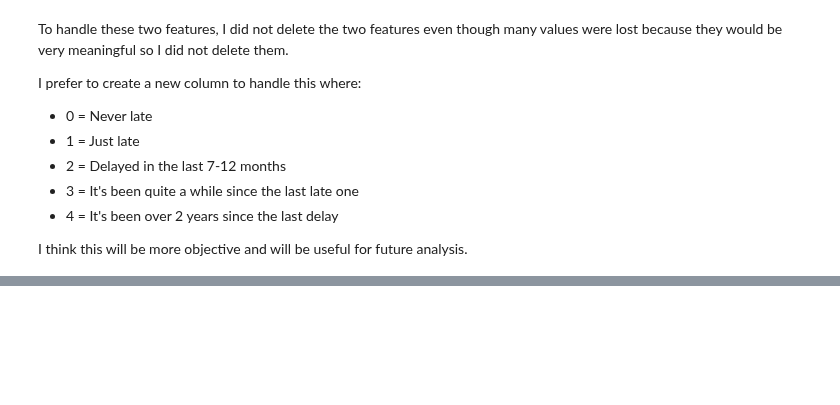
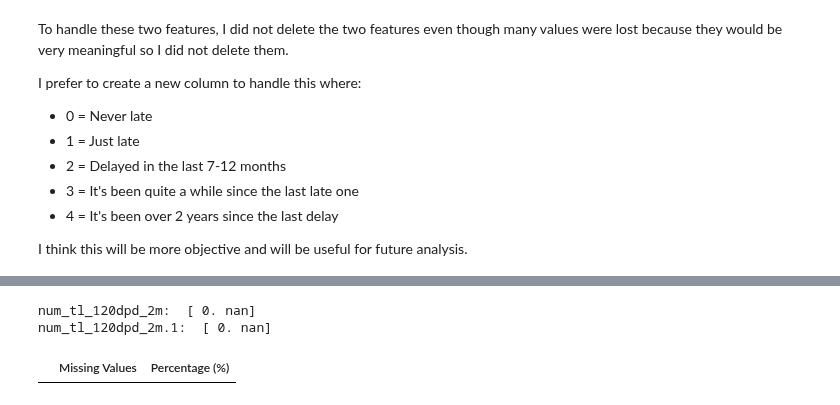
Before and after one commit to hidayah24/data-analyst-portfolio, a Jupyter notebook: Project-2-Credit-Risk-Analysis-and-Optimization-of-Lending-Decisions/Credit-Risk-Analysis.ipynb, the cells around one changed output, grey strips where cells are left out. Cells and saved outputs as stored; diff of their text form; code cells hidden in the pictures; blank space fills up the shorter version.

Commit message:
Handle all the missing values

```diff
--- a/Project-2-Credit-Risk-Analysis-and-Optimization-of-Lending-Decisions/Credit-Risk-Analysis.ipynb
+++ b/Project-2-Credit-Risk-Analysis-and-Optimization-of-Lending-Decisions/Credit-Risk-Analysis.ipynb
@@ -212,0 +226,9 @@ df["mths_since_recent_inq"].fillna(max_value, inplace=True)
+# %%
+df.drop(columns=['mo_sin_old_il_acct.1'], inplace=True)
+# %%
+df["mo_sin_old_il_acct"].fillna(0, inplace=True)
+df["percent_bc_gt_75"].fillna(0, inplace=True)
+df["all_util"].fillna(0, inplace=True)
+df["bc_util"].fillna(0, inplace=True)
+df["revol_util"].fillna('0%', inplace=True)
+df['dti'].fillna(0, inplace=True)
@@ -212,0 +242,16 @@ df["mths_since_recent_inq"].fillna(max_value, inplace=True)
+# %%
+print("num_tl_120dpd_2m: ",df["num_tl_120dpd_2m"].unique())
+print("num_tl_120dpd_2m.1: ",df["num_tl_120dpd_2m.1"].unique())
+# %% [output]
+num_tl_120dpd_2m:  [ 0. nan]
+num_tl_120dpd_2m.1:  [ 0. nan]
+# %%
+df.drop(columns=['num_tl_120dpd_2m','num_tl_120dpd_2m.1'], inplace=True)
+# %%
+missing_values = df.isnull().sum()
+missing_values = missing_values[missing_values > 0]
+missing_percentage = (missing_values / len(df)) * 100
+missing_info = pd.DataFrame({'Missing Values': missing_values, 'Percentage (%)': missing_percentage})
+missing_info
+# %% [output]
+|  | Missing Values | Percentage (%) |
```
Also changed, not shown: parts of 3 cells of this notebook.
